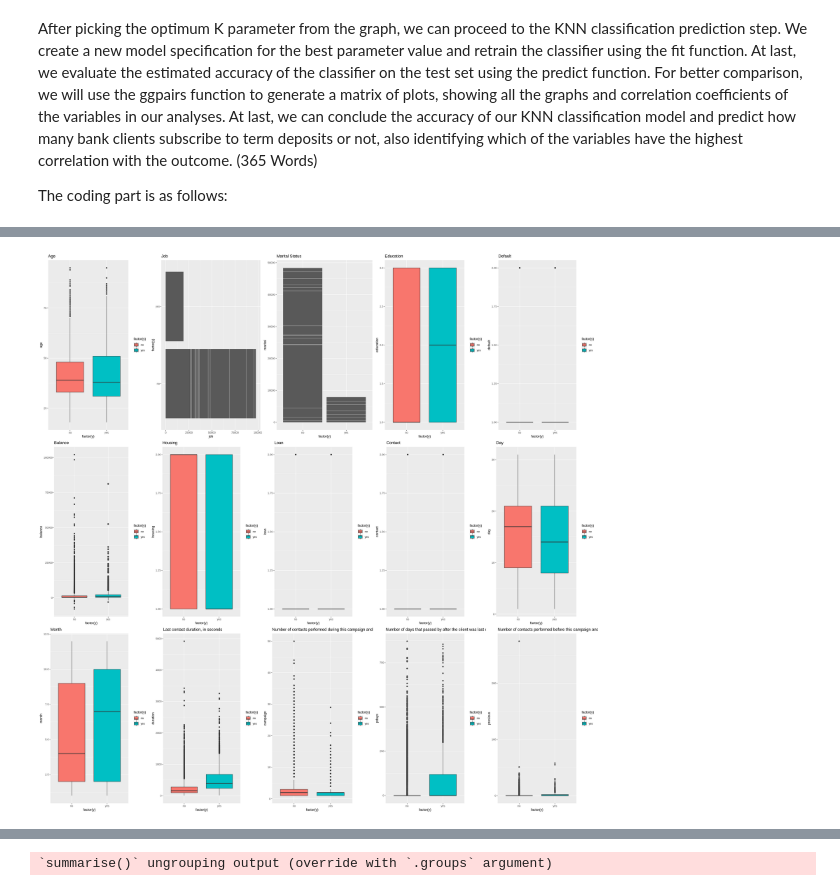
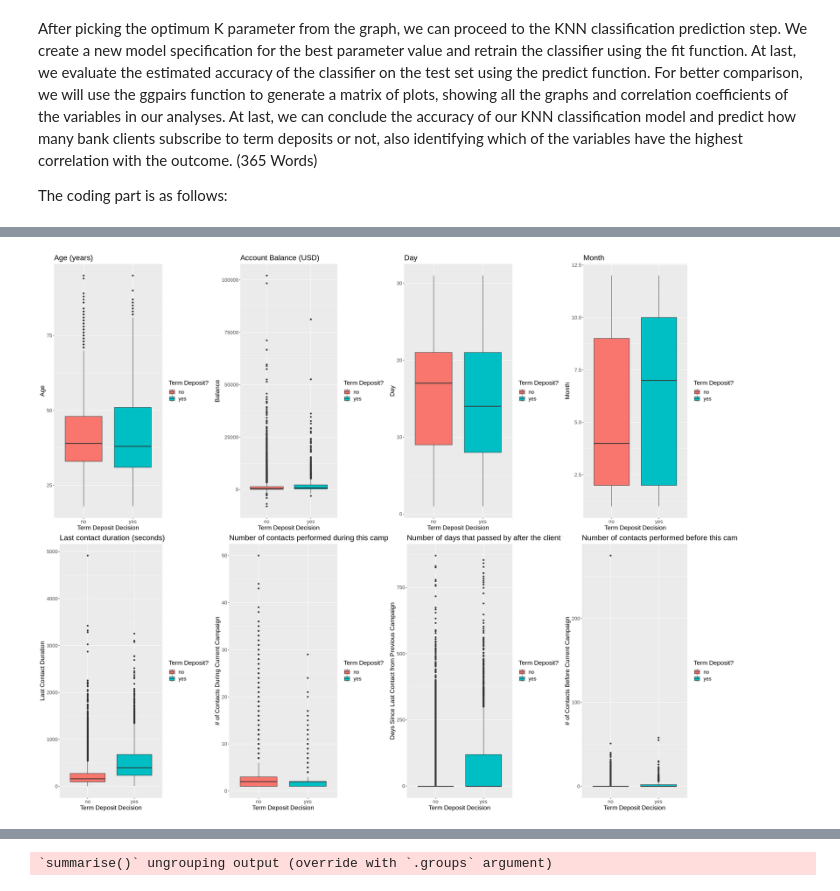
Before and after one commit to ArmaanKara/DSCI25Project, a Jupyter notebook: Final_Project.ipynb, the cells around one changed output, grey strips where cells are left out. Drawn from its saved outputs; the diff is of its cells as text; code cells hidden in the pictures.

Commit message:
cleaned up visualizations, added table and figure numbers

```diff
--- a/Final_Project.ipynb
+++ b/Final_Project.ipynb
@@ -186,82 +272,70 @@ $ y         <chr> "no", "no", "no", "no", "no", "no", "no", "no", "no", "no",…
 # %%
-library(gridExtra)
-options(repr.plot.width=25, repr.plot.height=25)
+#Numerical Predictors
 
 #Graph for Age
-p_age <- ggplot(bank_data_nums, aes(factor(y), age)) + geom_boxplot(aes(fill = factor(y))) +
-ggtitle("Age")
-
-#Graph for Job
-p_job <- ggplot(bank_data_nums, aes(factor(y), job)) + geom_bar(stat = 'identity') +
-ggtitle("Job")
-
-#Graph Martial Status
-p_marital <- ggplot(bank_data_nums, aes(factor(y), marital)) + geom_bar(stat = 'identity')+
-ggtitle("Marital Status")
-
-#Graph Education
-p_education <- ggplot(bank_data_nums, aes(factor(y), education)) + geom_boxplot(aes(fill = factor(y)))+
-ggtitle("Education")
-
-#Graph Default
-p_default <- ggplot(bank_data_nums, aes(factor(y), default)) + geom_boxplot(aes(fill = factor(y)))+
-ggtitle("Default")
+p_age <- ggplot(bank_data_nums, aes(factor(y), age)) +
+    geom_boxplot(aes(fill = factor(y))) +
+    theme(text = element_text(size = 16)) +
+    labs(x = "Term Deposit Decision", y = "Age", fill = "Term Deposit?") +
+    ggtitle("Age (years)")
 
 #Graph Balance
-p_balance <- ggplot(bank_data_nums, aes(factor(y), balance)) + geom_boxplot(aes(fill = factor(y)))+
-ggtitle("Balance")
-
-#Graph Housing
-p_housing <- ggplot(bank_data_nums, aes(factor(y), housing)) + geom_boxplot(aes(fill = factor(y)))+
-ggtitle("Housing")
-
-#Graph Loan
-p_loan <- ggplot(bank_data_nums, aes(factor(y), loan)) + geom_boxplot(aes(fill = factor(y)))+
-ggtitle("Loan")
-
-#Graph Contact
-p_contact <- ggplot(bank_data_nums, aes(factor(y), contact)) + geom_boxplot(aes(fill = factor(y)))+
-ggtitle("Contact")
+p_balance <- ggplot(bank_data_nums, aes(factor(y), balance)) +
+    geom_boxplot(aes(fill = factor(y)))+
+    theme(text = element_text(size = 16)) +
+    labs(x = "Term Deposit Decision", y = "Balance", fill = "Term Deposit?") +
+    ggtitle("Account Balance (USD)")
 
 #Graph Day
-p_day <- ggplot(bank_data_nums, aes(factor(y), day)) + geom_boxplot(aes(fill = factor(y)))+
-ggtitle("Day")
+p_day <- ggplot(bank_data_nums, aes(factor(y), day)) +
+    geom_boxplot(aes(fill = factor(y))) +
+    theme(text = element_text(size = 16)) +
+    labs(x = "Term Deposit Decision", y = "Day", fill = "Term Deposit?") +
+    ggtitle("Day")
 
 #Graph Month
-p_month <- ggplot(bank_data_nums, aes(factor(y), month)) + geom_boxplot(aes(fill = factor(y)))+
-ggtitle("Month")
+p_month <- ggplot(bank_data_nums, aes(factor(y), month)) +
+    geom_boxplot(aes(fill = factor(y))) +
+    theme(text = element_text(size = 16)) +
+    labs(x = "Term Deposit Decision", y = "Month", fill = "Term Deposit?") +
+    ggtitle("Month")
 
 #Graph Last contact duration
-p_duration <- ggplot(bank_data_nums, aes(factor(y), duration)) + geom_boxplot(aes(fill = factor(y)))+
-ggtitle("Last contact duration, in seconds")
+p_duration <- ggplot(bank_data_nums, aes(factor(y), duration)) +
+    geom_boxplot(aes(fill = factor(y))) +
+    theme(text = element_text(size = 16)) +
+    labs(x = "Term Deposit Decision", y = "Last Contact Duration", fill = "Term Deposit?") +
+    ggtitle("Last contact duration (seconds)")
 
 #Graph Campaign
-p_campaign <- ggplot(bank_data_nums, aes(factor(y), campaign)) + geom_boxplot(aes(fill = factor(y)))+
-ggtitle("Number of contacts performed during this campaign and for this client")
+p_campaign <- ggplot(bank_data_nums, aes(factor(y), campaign)) +
+    geom_boxplot(aes(fill = factor(y))) +
+    theme(text = element_text(size = 16)) +
+    labs(x = "Term Deposit Decision", y = "# of Contacts During Current Campaign", fill = "Term Deposit?") +
+    ggtitle("Number of contacts performed during this campaign and for this client")
 
 #Graph Pdays
-p_pdays <- ggplot(bank_data_nums, aes(factor(y), pdays)) + geom_boxplot(aes(fill = factor(y)))+
-ggtitle("Number of days that passed by after the client was last contacted from a previous campaign")
+p_pdays <- ggplot(bank_data_nums, aes(factor(y), pdays)) +
+    geom_boxplot(aes(fill = factor(y))) +
+    theme(text = element_text(size = 16)) +
+    labs(x = "Term Deposit Decision", y = "Days Since Last Contact from Previous Campaign", fill = "Term Deposit?") +
+    ggtitle("Number of days that passed by after the client was last contacted from a previous campaign")
 
 #Graph Previous
-p_previous <- ggplot(bank_data_nums, aes(factor(y), previous)) + geom_boxplot(aes(fill = factor(y)))+
-ggtitle("Number of contacts performed before this campaign and for this client")
+p_previous <- ggplot(bank_data_nums, aes(factor(y), previous)) +
+    geom_boxplot(aes(fill = factor(y))) +
+    theme(text = element_text(size = 16)) +
+    labs(x = "Term Deposit Decision", y = "# of Contacts Before Current Campaign", fill = "Term Deposit?") +
+    ggtitle("Number of contacts performed before this campaign and for this client")
 
 grid.arrange(p_age,
-             p_job,
-             p_marital,
-             p_education,
-             p_default,
              p_balance,
-             p_housing,
-             p_loan,
-             p_contact,
              p_day,
              p_month,
              p_duration,
              p_campaign,
              p_pdays,
              p_previous,
-             nrow = 3)
+             nrow = 2)
 # %% [output]
-[figure, old version]
+[figure, new version]
```
Also changed, not shown: parts of 53 cells of this notebook.
